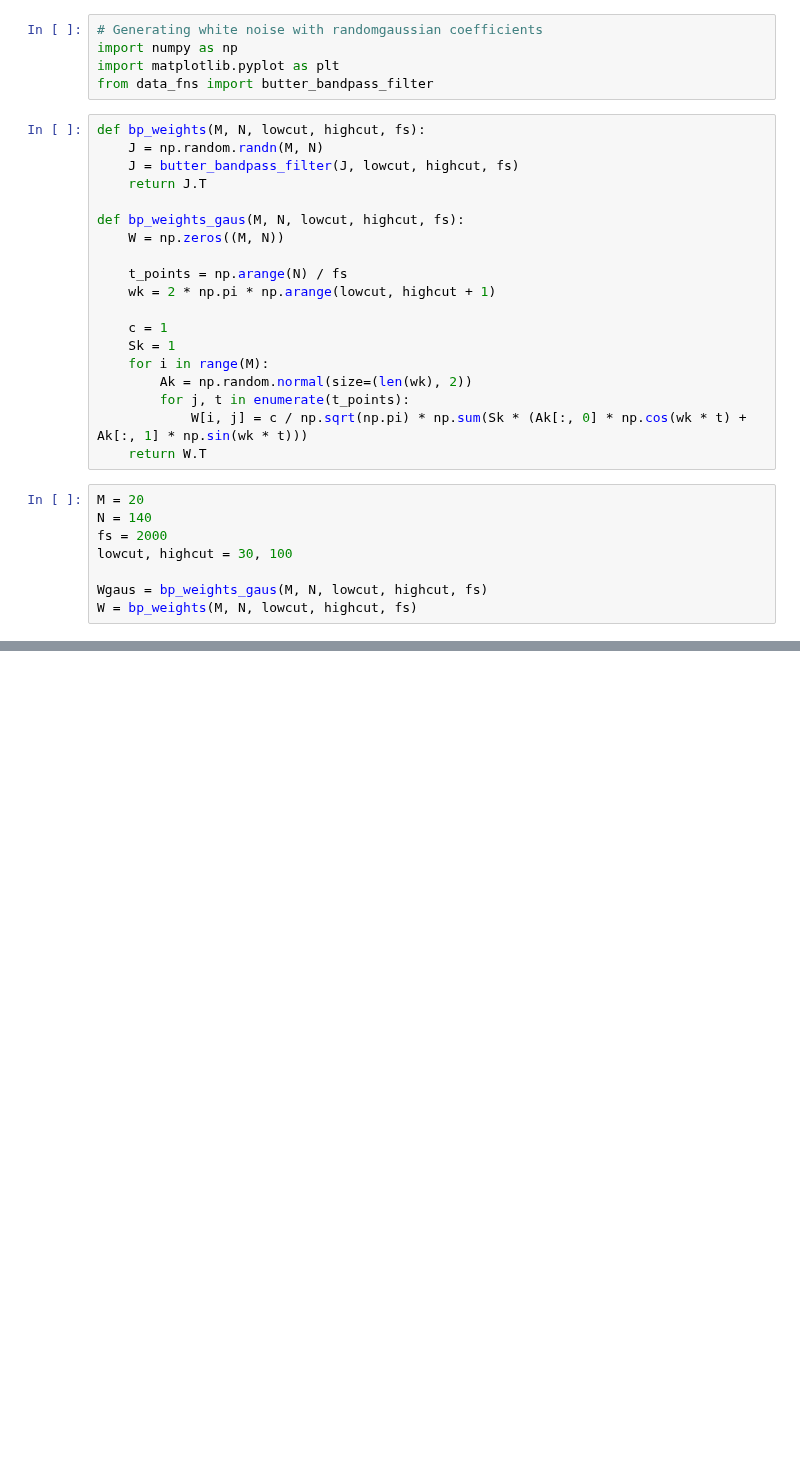
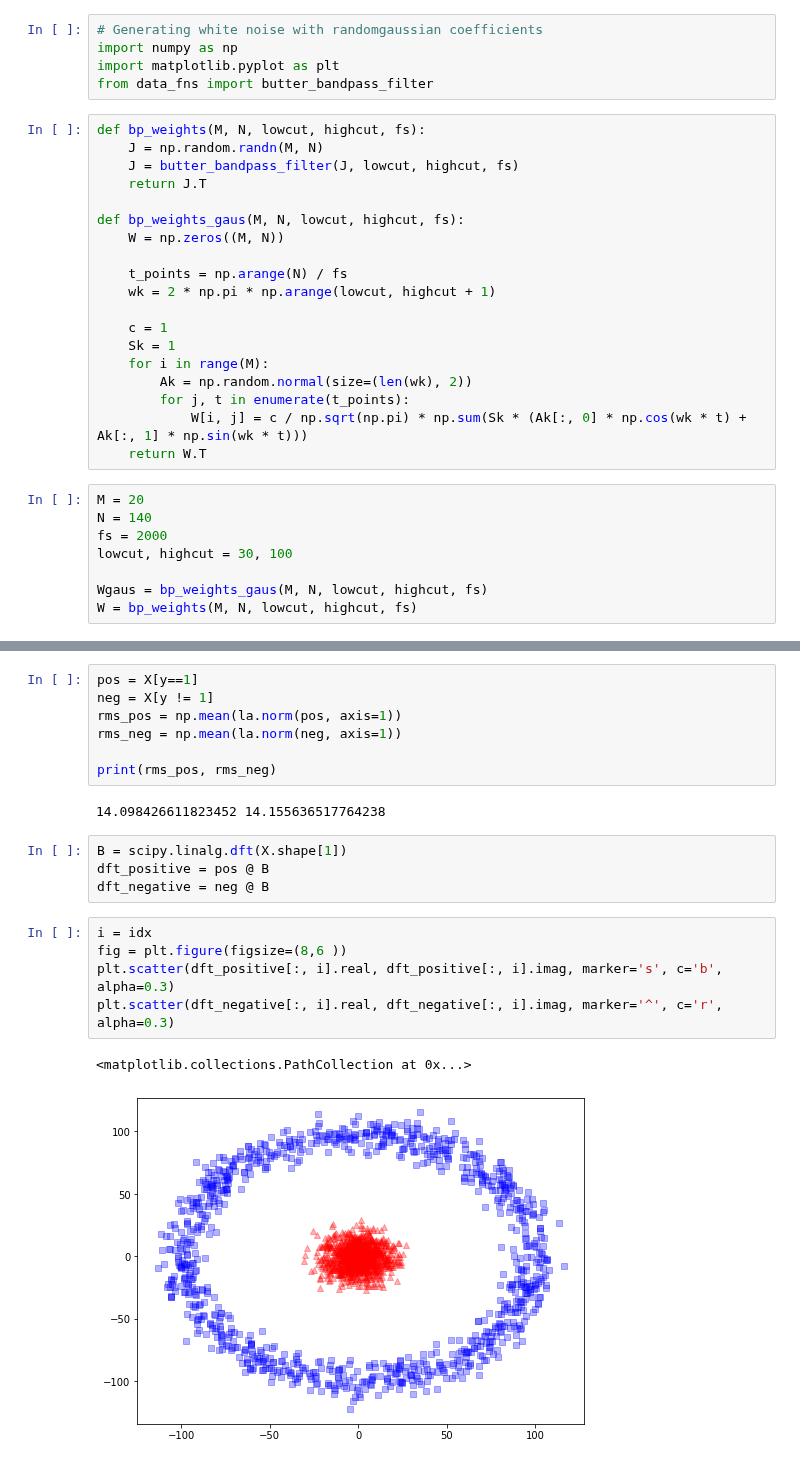
Before and after one commit to BruntonUWBio/structured-random-features, a Jupyter notebook: kernel_theory.ipynb, the cells around one changed output, grey strips where cells are left out. Drawn from its saved outputs; the diff is of its cells as text; blank space fills up the shorter version.

```diff
--- a/kernel_theory.ipynb
+++ b/kernel_theory.ipynb
@@ -83,0 +162,21 @@ plt.legend()
+# %%
+pos = X[y==1]
+neg = X[y != 1]
+rms_pos = np.mean(la.norm(pos, axis=1))
+rms_neg = np.mean(la.norm(neg, axis=1))
+
+print(rms_pos, rms_neg)
+# %% [output]
+14.098426611823452 14.155636517764238
+# %%
+B = scipy.linalg.dft(X.shape[1])
+dft_positive = pos @ B
+dft_negative = neg @ B
+# %%
+i = idx
+fig = plt.figure(figsize=(8,6 ))
+plt.scatter(dft_positive[:, i].real, dft_positive[:, i].imag, marker='s', c='b', alpha=0.3)
+plt.scatter(dft_negative[:, i].real, dft_negative[:, i].imag, marker='^', c='r', alpha=0.3)
+# %% [output]
+<matplotlib.collections.PathCollection at 0x...>
+[figure, added]
```
Also changed, not shown: parts of 13 cells of this notebook, 1 other file.
